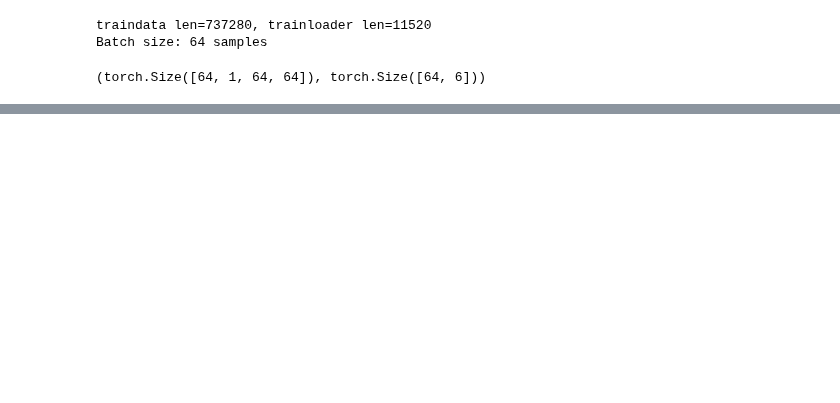
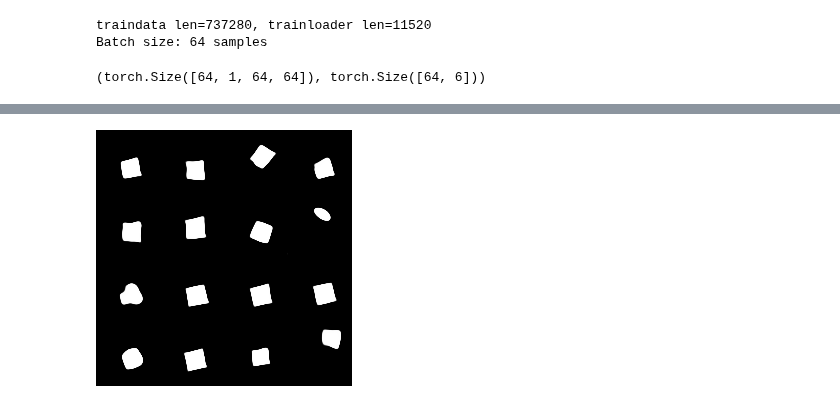
Before and after one commit to felixludos/omni-learn, a Jupyter notebook: hybrid/latent_disentanglement.ipynb, the cells around one changed output, grey strips where cells are left out. Saved outputs shown, nothing was run; the diff lists cells and outputs as text; code cells hidden in the pictures; blank space fills up the shorter version.

```diff
--- a/hybrid/latent_disentanglement.ipynb
+++ b/hybrid/latent_disentanglement.ipynb
@@ -28,7 +33,8 @@ np.set_printoptions(linewidth=120)
 # %%
 media_root = '/is/ei/fleeb/workspace/media/hybrid/'
 root = '../trained_nets/'
-names = [n for n in os.listdir(root) if 'dspr' in n]
+names = [n for n in os.listdir(root) if ('fhyb' in n or '1d91113' in n) and not 'test' in n]
+chpt = None
 for i, name in enumerate(names):
     print(i,name)
 # %% [output]
@@ -133,0 +170,17 @@ tensor([-1.1903,  1.5190,  0.0624,  1.8003,  0.6365], device='cuda:0')
+# %%
+with torch.no_grad():
+
+    if model.enc is None:
+        q = model.sample_prior(X.size(0))
+    else:
+        q = model.encode(X)
+    qdis = q
+    qmle = q
+    if isinstance(q, distrib.Distribution):
+        q = q.rsample()
+        qmle = qdis.loc
+    rec = model.decode(q)
+    vrec = model.disc(rec) if model.disc is not None else None
+fig = show_nums(rec, grdlines=True,figsize=(9,9),  )#['{:4.0f}'.format(v.item()) for v in vrec])
+fig.suptitle("reconstructions" if model.enc is not None else 'generated', fontsize=14)
+rec.shape#, q.shape
@@ -190,0 +281,54 @@ tensor([[ -366.9489],
+# %%
+
+rows = 4
+steps = 64
+bounds = -2,2
+# bounds = None
+dlayout = rows, args.latent_dim//rows
+outs = []
+
+all_diffs = []
+inds = [0, 2, 3]
+inds = np.arange(len(q))
+save_inds = [0, 1, 2, 3]
+
+for idx in inds:
+
+    walks = []
+    for dim in range(args.latent_dim):
+
+        dev = q[:,dim].std()
+        if bounds is None:
+            deltas = torch.linspace(q[:,dim].min(), q[:,dim].max(), steps)
+        else:
+            deltas = torch.linspace(bounds[0],bounds[1], steps)
+        vecs = torch.stack([q[idx]]*steps)
+        vecs[:,dim] = deltas
+
+        with torch.no_grad():
+            walks.append(model.decode(vecs).cpu())
+
+    walks = torch.stack(walks,2)
+
+    dsteps = 10
+    diffs = (walks[dsteps:] * walks[:-dsteps]).abs().view(steps-dsteps, -1, 64*64).sum(-1)
+    diffs = diffs / (walks[dsteps:] + walks[:-dsteps]).clamp(max=1).abs().view(steps-dsteps, -1, 64*64).sum(-1)
+    diffs = 1 - diffs
+#     diffs *= 2
+    all_diffs.append(diffs.mean(0))
+
+    if save_figs and idx in save_inds:
+        walks_full = walks.squeeze().view(-1, dlayout[0], dlayout[1], 64, 64).permute(0,1,3,2,4).contiguous().view(-1,64*dlayout[0],64*dlayout[1])
+
+        images = []
+        for img in walks_full.cpu().numpy():
+            images.append((img*255).astype(np.uint8))
+        imageio.mimsave(os.path.join(save_dir, 'walks-idx{}.gif'.format(idx,dim)), images)
+
+        with open(os.path.join(save_dir, 'walks-idx{}.gif'.format(idx,dim)),'rb') as f:
+            outs.append(display.Image(data=f.read(), format='gif'))
+        del walks_full
+all_diffs = torch.stack(all_diffs)
+outs[0]
+# %% [output]
+[figure, added]
```
Also changed, not shown: parts of 62 cells of this notebook, 36 other files.
